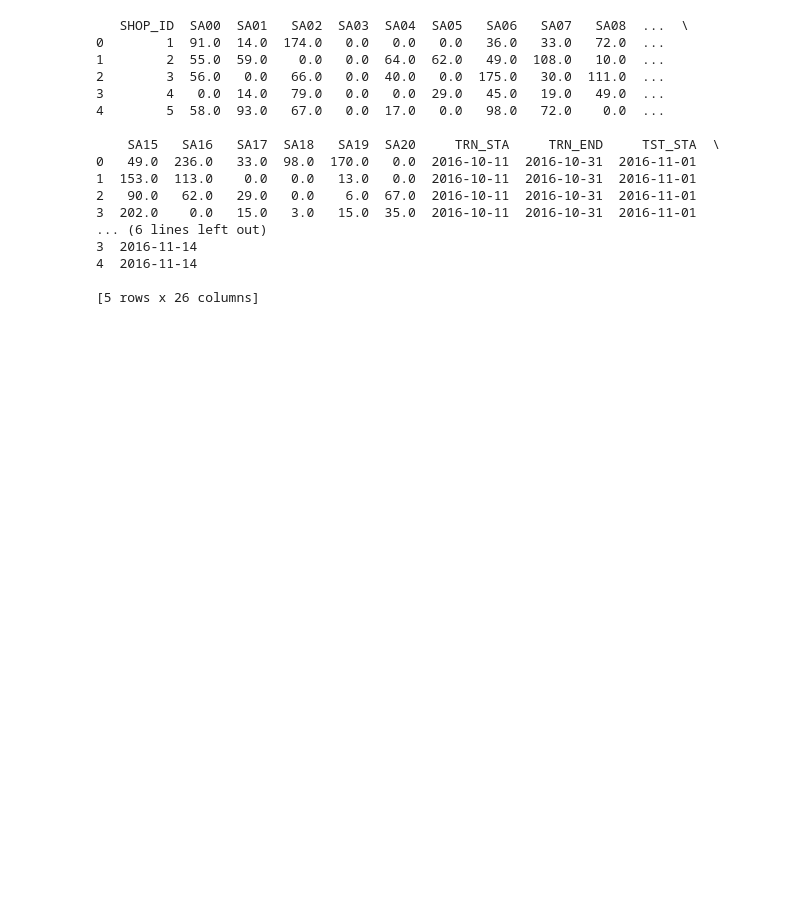
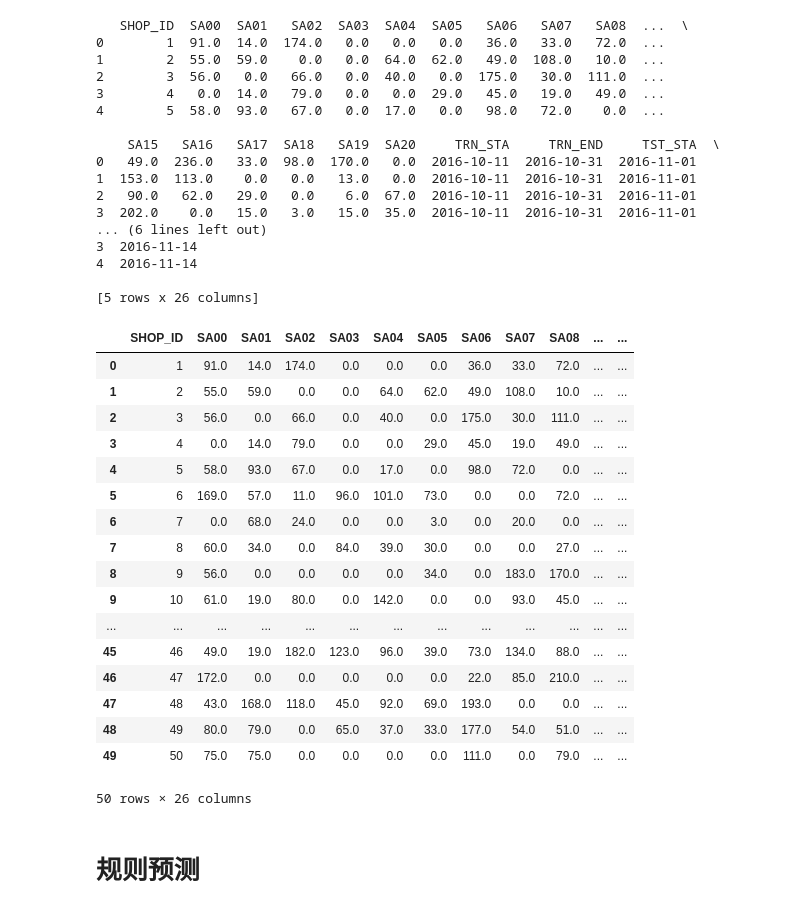
Before and after one commit to Alamoooooooo/AlamoWork, a Jupyter notebook: testCode/rank4_test/flow_test.ipynb, the cells around one changed output. Cells and saved outputs as stored; diff of their text form; code cells hidden in the pictures; blank space fills up the shorter version.

```diff
--- a/testCode/rank4_test/flow_test.ipynb
+++ b/testCode/rank4_test/flow_test.ipynb
@@ -486,3 +486,26 @@ print(TEST.head())
 4  2016-11-14
 
 [5 rows x 26 columns]
+# %%
+TEST
+# %% [output]
+|  | SHOP_ID | SA00 | SA01 | SA02 | SA03 | SA04 | SA05 | SA06 | SA07 | SA08 | ... | ... |
+| 0 | 1 | 91.0 | 14.0 | 174.0 | 0.0 | 0.0 | 0.0 | 36.0 | 33.0 | 72.0 | ... | ... |
+| 1 | 2 | 55.0 | 59.0 | 0.0 | 0.0 | 64.0 | 62.0 | 49.0 | 108.0 | 10.0 | ... | ... |
+| 2 | 3 | 56.0 | 0.0 | 66.0 | 0.0 | 40.0 | 0.0 | 175.0 | 30.0 | 111.0 | ... | ... |
+| 3 | 4 | 0.0 | 14.0 | 79.0 | 0.0 | 0.0 | 29.0 | 45.0 | 19.0 | 49.0 | ... | ... |
+| 4 | 5 | 58.0 | 93.0 | 67.0 | 0.0 | 17.0 | 0.0 | 98.0 | 72.0 | 0.0 | ... | ... |
+| 5 | 6 | 169.0 | 57.0 | 11.0 | 96.0 | 101.0 | 73.0 | 0.0 | 0.0 | 72.0 | ... | ... |
+| 6 | 7 | 0.0 | 68.0 | 24.0 | 0.0 | 0.0 | 3.0 | 0.0 | 20.0 | 0.0 | ... | ... |
+| 7 | 8 | 60.0 | 34.0 | 0.0 | 84.0 | 39.0 | 30.0 | 0.0 | 0.0 | 27.0 | ... | ... |
+| 8 | 9 | 56.0 | 0.0 | 0.0 | 0.0 | 0.0 | 34.0 | 0.0 | 183.0 | 170.0 | ... | ... |
+| 9 | 10 | 61.0 | 19.0 | 80.0 | 0.0 | 142.0 | 0.0 | 0.0 | 93.0 | 45.0 | ... | ... |
+| ... | ... | ... | ... | ... | ... | ... | ... | ... | ... | ... | ... | ... |
+| 45 | 46 | 49.0 | 19.0 | 182.0 | 123.0 | 96.0 | 39.0 | 73.0 | 134.0 | 88.0 | ... | ... |
+| 46 | 47 | 172.0 | 0.0 | 0.0 | 0.0 | 0.0 | 0.0 | 22.0 | 85.0 | 210.0 | ... | ... |
+| 47 | 48 | 43.0 | 168.0 | 118.0 | 45.0 | 92.0 | 69.0 | 193.0 | 0.0 | 0.0 | ... | ... |
+| 48 | 49 | 80.0 | 79.0 | 0.0 | 65.0 | 37.0 | 33.0 | 177.0 | 54.0 | 51.0 | ... | ... |
+| 49 | 50 | 75.0 | 75.0 | 0.0 | 0.0 | 0.0 | 0.0 | 111.0 | 0.0 | 79.0 | ... | ... |
+50 rows × 26 columns
+# %% [markdown]
+# 规则预测
```
Also changed, not shown: parts of 8 cells of this notebook, 7 other files.
